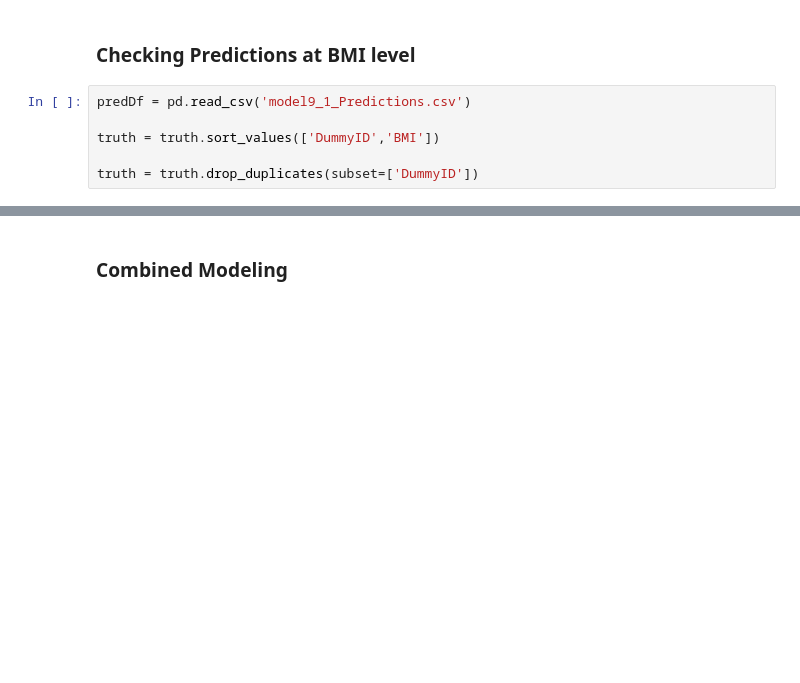
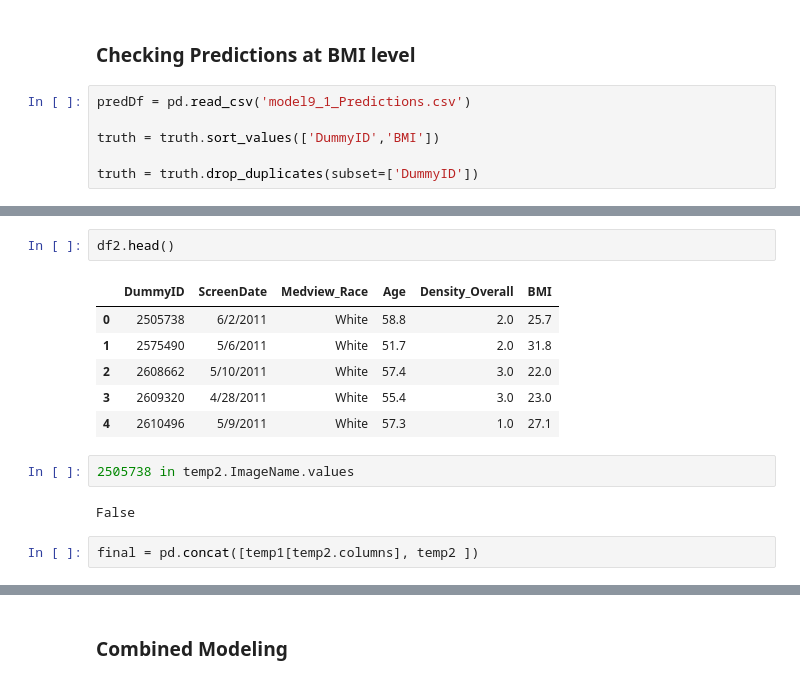
Before and after one commit to rsk2327/CBIG, a Jupyter notebook: RaceClassification/Testing.ipynb, the cells around one changed output, grey strips where cells are left out. Cells and saved outputs as stored; diff of their text form; blank space fills up the shorter version.

```diff
--- a/RaceClassification/Testing.ipynb
+++ b/RaceClassification/Testing.ipynb
@@ -157,0 +315,15 @@ predDf['DummyID'] = predDf.imageName.apply(lambda x : int(x.split("_")[0]))
+# %%
+df2.head()
+# %% [output]
+|  | DummyID | ScreenDate | Medview_Race | Age | Density_Overall | BMI |
+| 0 | 2505738 | 6/2/2011 | White | 58.8 | 2.0 | 25.7 |
+| 1 | 2575490 | 5/6/2011 | White | 51.7 | 2.0 | 31.8 |
+| 2 | 2608662 | 5/10/2011 | White | 57.4 | 3.0 | 22.0 |
+| 3 | 2609320 | 4/28/2011 | White | 55.4 | 3.0 | 23.0 |
+| 4 | 2610496 | 5/9/2011 | White | 57.3 | 1.0 | 27.1 |
+# %%
+2505738 in temp2.ImageName.values
+# %% [output]
+False
+# %%
+final = pd.concat([temp1[temp2.columns], temp2 ])
```
Also changed, not shown: parts of 33 cells of this notebook, 2 other files.
